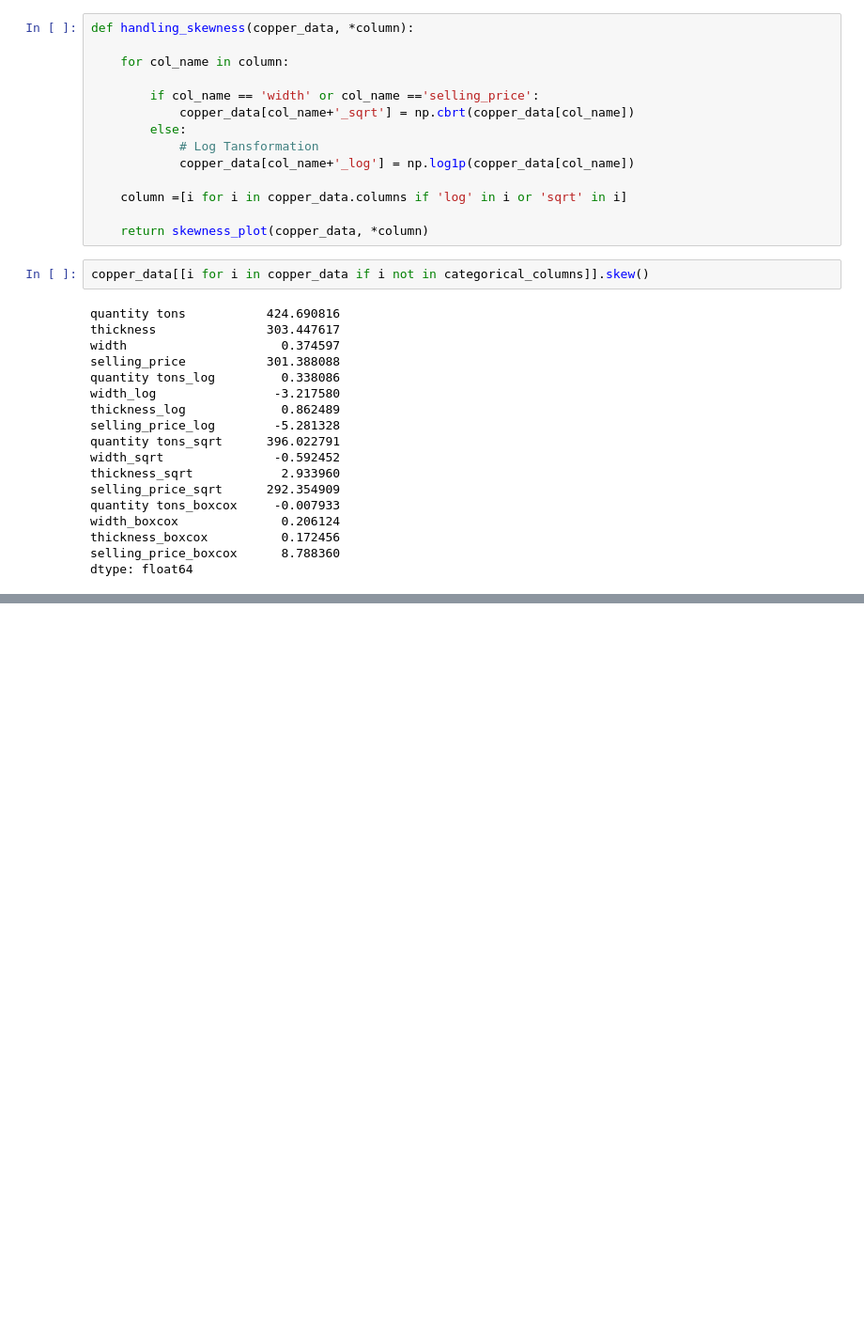
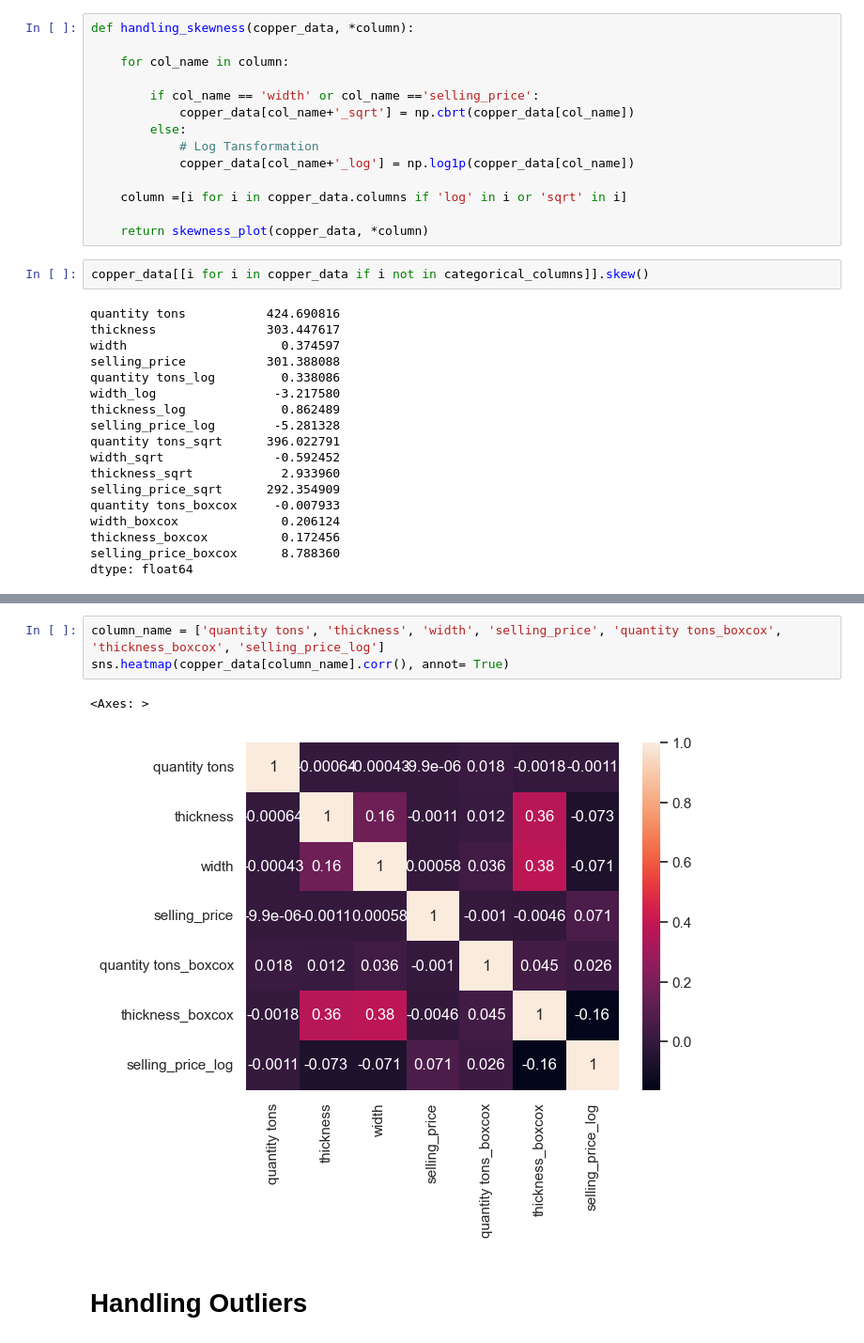
Before and after one commit to Prakash-Kani/Industrial-Copper-Modeling, a Jupyter notebook: Industrial_Dataset_EDA.ipynb, the cells around one changed output, grey strips where cells are left out. Shown at 94% size. Drawn from its saved outputs; the diff is of its cells as text; blank space fills up the shorter version.

```diff
--- a/Industrial_Dataset_EDA.ipynb
+++ b/Industrial_Dataset_EDA.ipynb
@@ -542 +577,9 @@ array([], shape=(0, 18), dtype=object)
+# %%
+column_name = ['quantity tons', 'thickness', 'width', 'selling_price', 'quantity tons_boxcox', 'thickness_boxcox', 'selling_price_log']
+sns.heatmap(copper_data[column_name].corr(), annot= True)
+# %% [output]
+<Axes: >
+[figure, added]
+# %% [markdown]
+# **Handling Outliers**
 # %%
```
Also changed, not shown: parts of 22 cells of this notebook.
